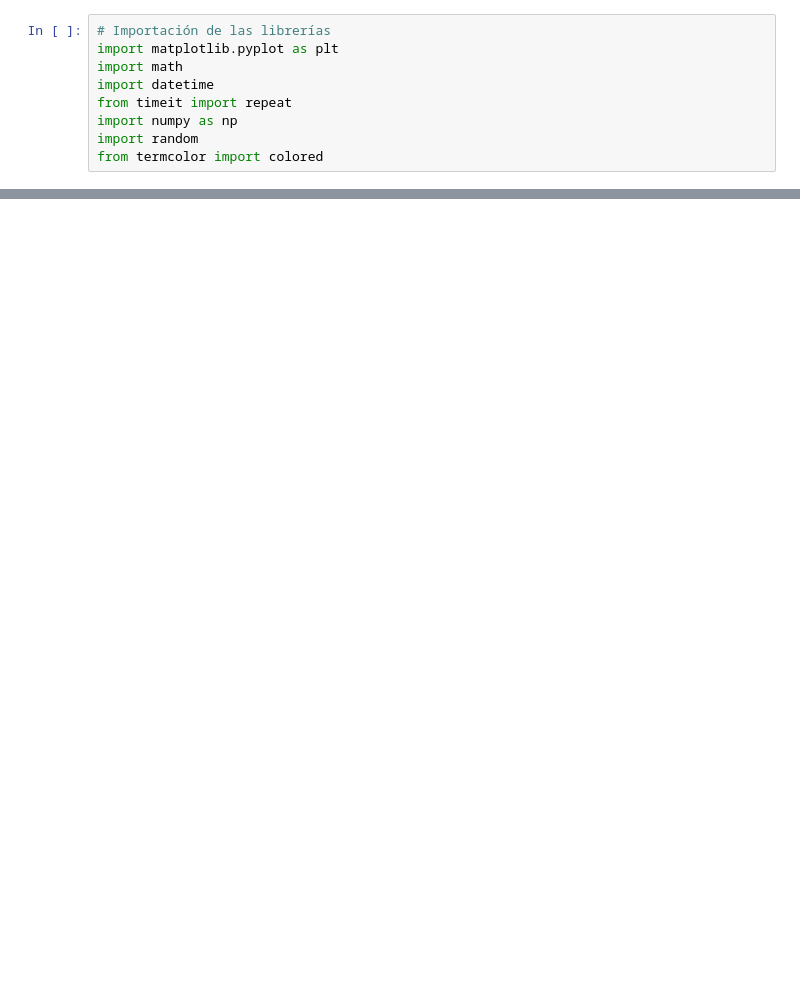
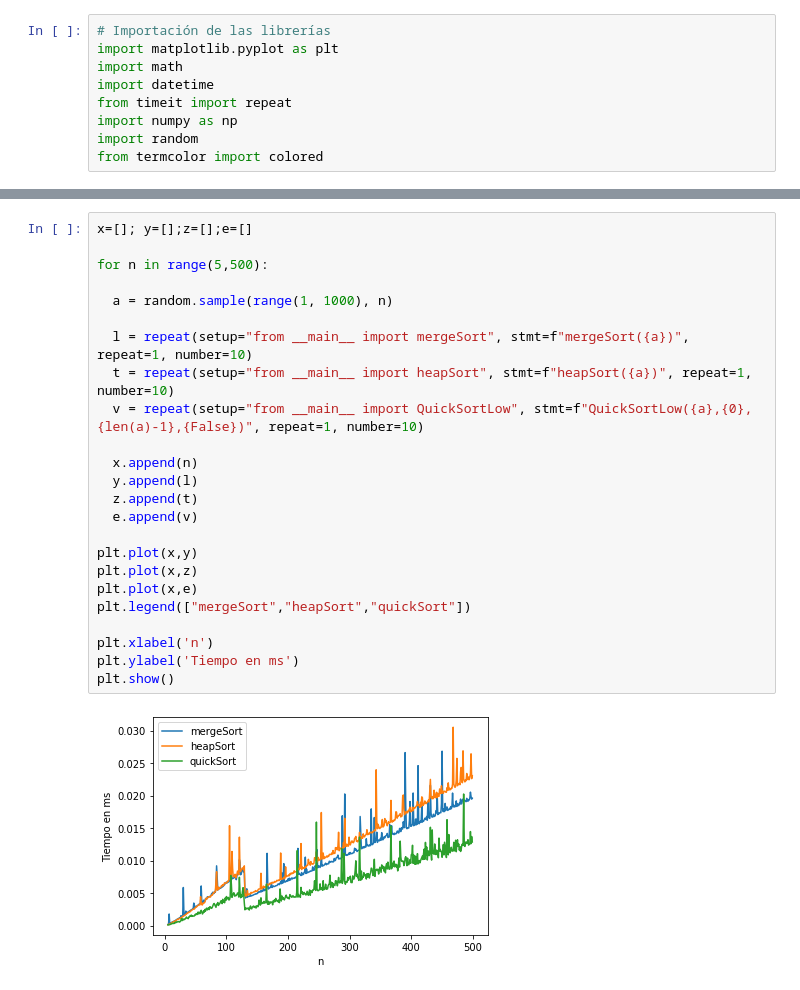
Before and after one commit to Aranzasuu/ADA-Informes, a Jupyter notebook: QuickSort.ipynb, the cells around one changed output, grey strips where cells are left out. Saved outputs shown, nothing was run; the diff lists cells and outputs as text; blank space fills up the shorter version.

```diff
--- a/QuickSort.ipynb
+++ b/QuickSort.ipynb
@@ -81,0 +451,26 @@ print(array)
+# %%
+x=[]; y=[];z=[];e=[]
+
+for n in range(5,500):
+
+  a = random.sample(range(1, 1000), n)
+
+  l = repeat(setup="from __main__ import mergeSort", stmt=f"mergeSort({a})", repeat=1, number=10)
+  t = repeat(setup="from __main__ import heapSort", stmt=f"heapSort({a})", repeat=1, number=10)
+  v = repeat(setup="from __main__ import QuickSortLow", stmt=f"QuickSortLow({a},{0},{len(a)-1},{False})", repeat=1, number=10)
+
+  x.append(n)
+  y.append(l)
+  z.append(t)
+  e.append(v)
+
+plt.plot(x,y)
+plt.plot(x,z)
+plt.plot(x,e)
+plt.legend(["mergeSort","heapSort","quickSort"])
+
+plt.xlabel('n')
+plt.ylabel('Tiempo en ms')
+plt.show()
+# %% [output]
+[figure, added]
```
Also changed, not shown: parts of 28 cells of this notebook.
